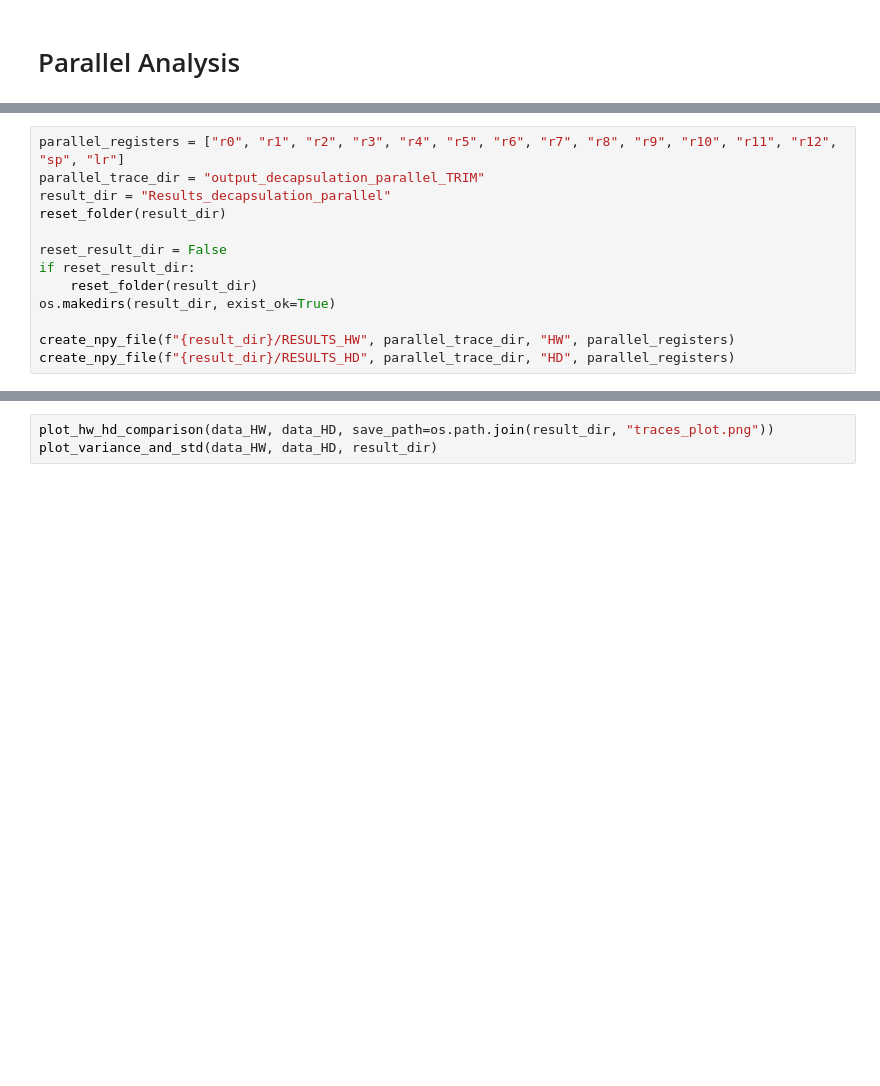
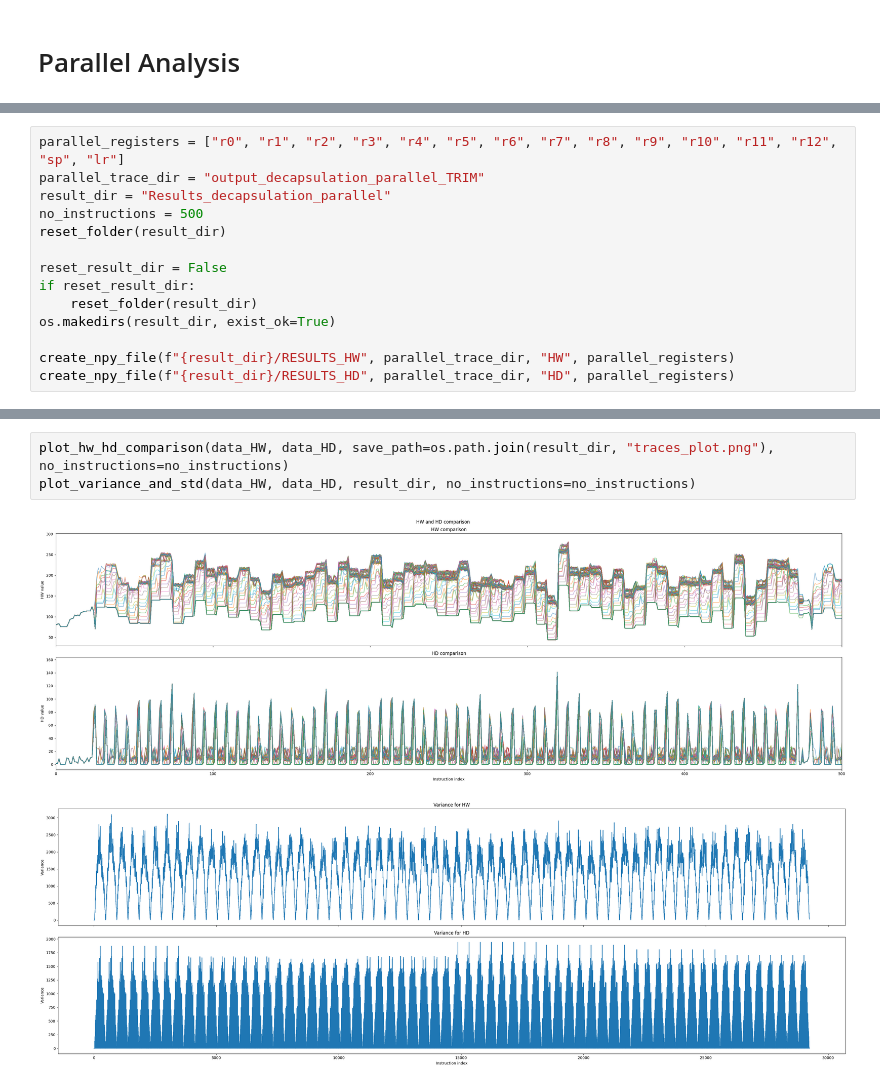
Before and after one commit to Vicentia/frodokem640_sidechannel_decapsulation, a Jupyter notebook: aes_sim_test/parallel_analysis.ipynb, the cells around one changed output, grey strips where cells are left out. Saved outputs shown, nothing was run; the diff lists cells and outputs as text; blank space fills up the shorter version.

```diff
--- a/aes_sim_test/parallel_analysis.ipynb
+++ b/aes_sim_test/parallel_analysis.ipynb
@@ -22,6 +17,7 @@ def information(data):
 parallel_registers = ["r0", "r1", "r2", "r3", "r4", "r5", "r6", "r7", "r8", "r9", "r10", "r11", "r12", "sp", "lr"]
 parallel_trace_dir = "output_decapsulation_parallel_TRIM"
 result_dir = "Results_decapsulation_parallel"
+no_instructions = 500
 reset_folder(result_dir)
 
 reset_result_dir = False
@@ -52,5 +69,8 @@ The first 2 traces are: [[ 2.  1.  9. ...  0. 28.  7.]
  [ 2.  1.  9. ...  0. 28.  7.]]
 If there are any NaN values: False
 # %%
-plot_hw_hd_comparison(data_HW, data_HD, save_path=os.path.join(result_dir, "traces_plot.png"))
-plot_variance_and_std(data_HW, data_HD, result_dir)
+plot_hw_hd_comparison(data_HW, data_HD, save_path=os.path.join(result_dir, "traces_plot.png"), no_instructions=no_instructions)
+plot_variance_and_std(data_HW, data_HD, result_dir, no_instructions=no_instructions)
+# %% [output]
+[figure, added]
+[figure, added]
```
Also changed, not shown: parts of 5 cells of this notebook, 4 other files.
